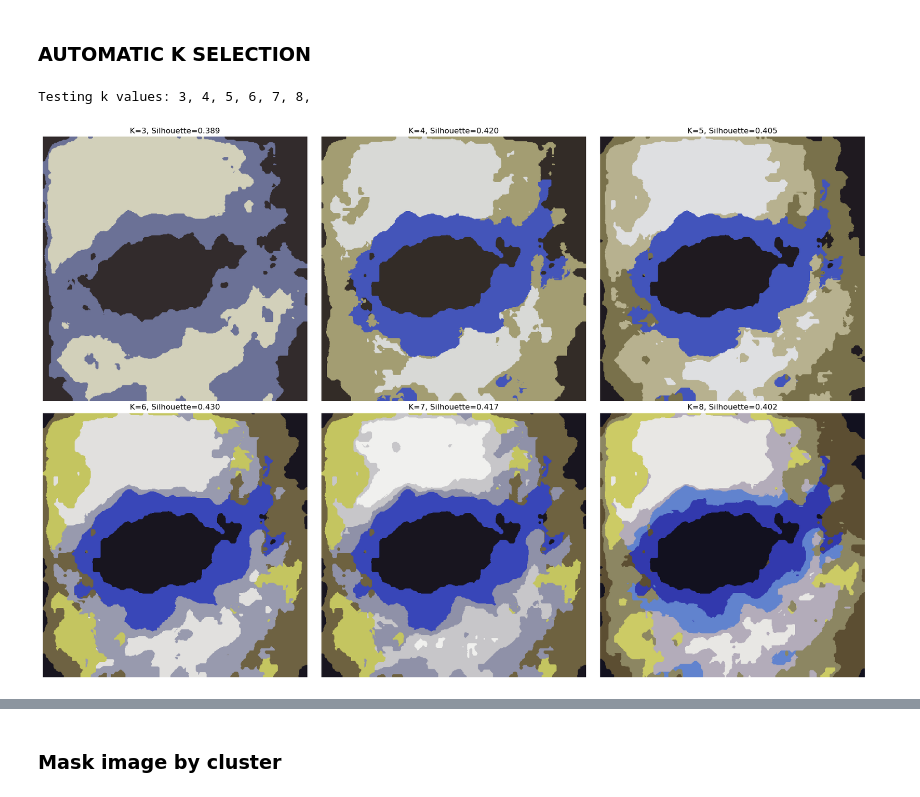
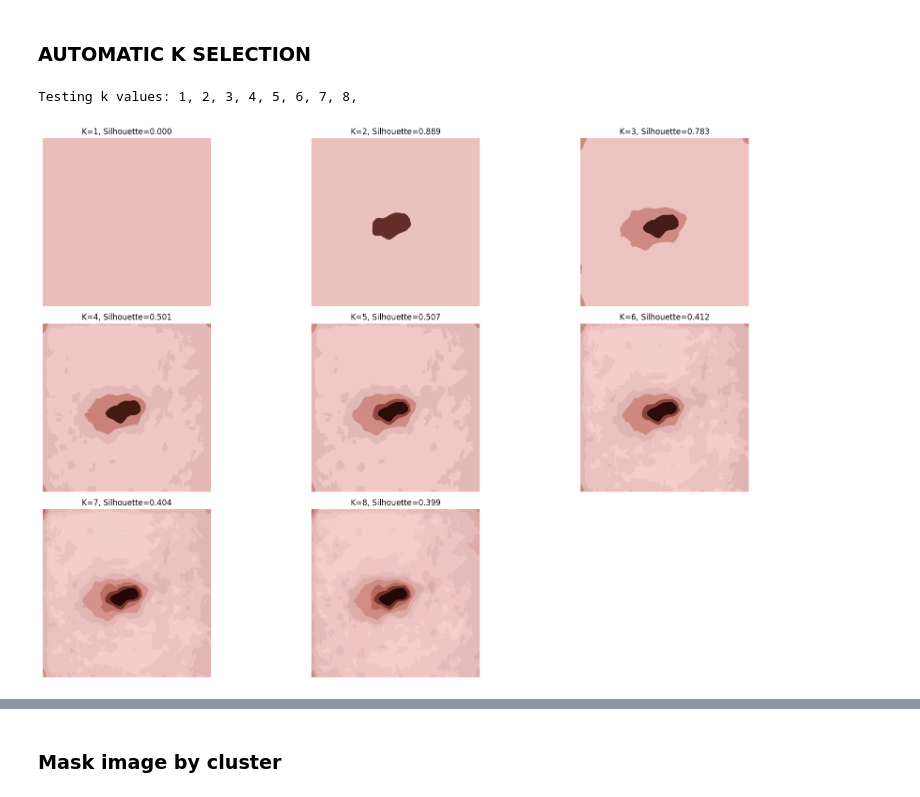
Before and after one commit to PCD-G4/PROJRCT_MELANOMA, a Jupyter notebook: melanoma_detection.ipynb, the cells around one changed output, grey strips where cells are left out. Saved outputs shown, nothing was run; the diff lists cells and outputs as text; code cells hidden in the pictures.

```diff
--- a/melanoma_detection.ipynb
+++ b/melanoma_detection.ipynb
@@ -49,24 +185,20 @@ image = image_denoised
 # %%
-# HSV Conversion (RGB to HSV)
-image_hsv = cv2.cvtColor(image, cv2.COLOR_RGB2HSV)
-
-# Display preprocessing results
-plt.figure(figsize=(15, 5))
+image_enhanced = enhance_lesion_hsv(image)
+image_enhancedv2 = enhance_lesion_hsv_v2(image)
+# Tampilkan hasil
+plt.figure(figsize=(10, 5))
 plt.subplot(1, 3, 1)
-plt.title('Original (Cropped & Resized)')
 plt.imshow(image)
+plt.title("Original Image")
 plt.axis('off')
 
 plt.subplot(1, 3, 2)
-plt.title('HSV Color Space')
-plt.imshow(image_hsv)
+plt.imshow(image_enhanced)
+plt.title("Enhanced Hue & Contrast")
 plt.axis('off')
 
 plt.subplot(1, 3, 3)
-plt.title('HSV Hue Channel')
-plt.imshow(image_hsv[:,:,0], cmap='hsv')
+plt.imshow(image_enhancedv2)
+plt.title("Enhanced Hue & Contrast v2")
 plt.axis('off')
-
-plt.tight_layout()
-plt.show()
 # %% [output]
@@ -194,3 +207,5 @@ plt.show()
+# %%
+equalized_color_rgb = image_enhancedv2
 # %% [markdown]
 ### Reshape image to 2d array
 # %%
@@ -220,7 +235,7 @@ else:
     pixel_vals_sampled = pixel_vals_small
 
 # Test different k values for automatic selection
-k_range = [3, 4, 5, 6, 7, 8]
+k_range = [1,2,3, 4, 5, 6, 7, 8]
 silhouette_scores = []
 inertias = []
 clustering_results = {}
@@ -228,42 +243,40 @@ clustering_results = {}
 # OPTIMASI 4: Reduced criteria for faster convergence
 fast_criteria = (cv2.TERM_CRITERIA_EPS + cv2.TERM_CRITERIA_MAX_ITER, 20, 1.0)
 
-plt.figure(figsize=(18, 12))
+plt.figure(figsize=(18, 12))  # Ukuran lebih besar untuk 9 plot
 
 print("Testing k values:", end=" ")
 for i, k in enumerate(k_range):
     print(f"{k},", end=" ")
     retval, labels_small, centers = cv2.kmeans(pixel_vals_sampled, k, None, fast_criteria, 5, cv2.KMEANS_RANDOM_CENTERS)
     if len(np.unique(labels_small)) > 1:
         sil_score = silhouette_score(pixel_vals_sampled, labels_small.flatten())
         silhouette_scores.append(sil_score)
     else:
         silhouette_scores.append(0)
     inertias.append(retval)
 
-    # Apply clustering to full resolution image for visualization
     retval_full, labels_full, centers_full = cv2.kmeans(pixel_vals, k, None, criteria, 5, cv2.KMEANS_RANDOM_CENTERS)
     clustering_results[k] = {
         'retval': retval_full,
         'labels': labels_full,
         'centers': centers_full
     }
 
-    # Visualize clustering results
     centers_vis = np.uint8(centers_full)
     segmented_data = centers_vis[labels_full.flatten()]
     segmented_image = segmented_data.reshape((equalized_color_rgb.shape))
 
-    plt.subplot(2, 3, i+1)
+    plt.subplot(3, 3, i+1)  # 3x3 grid = cukup untuk 8 nilai k
     plt.imshow(segmented_image)
     plt.title(f'K={k}, Silhouette={silhouette_scores[i]:.3f}')
     plt.axis('off')
 
 plt.tight_layout()
 plt.show()
 # %% [output]
-Testing k values: 3, 4, 5, 6, 7, 8,
+Testing k values: 1, 2, 3, 4, 5, 6, 7, 8,
-[figure, old version]
+[figure, new version]
 # %%
 # Find optimal k
 best_k_idx = np.argmax(silhouette_scores)
```
Also changed, not shown: parts of 19 cells of this notebook, 39 other files.
